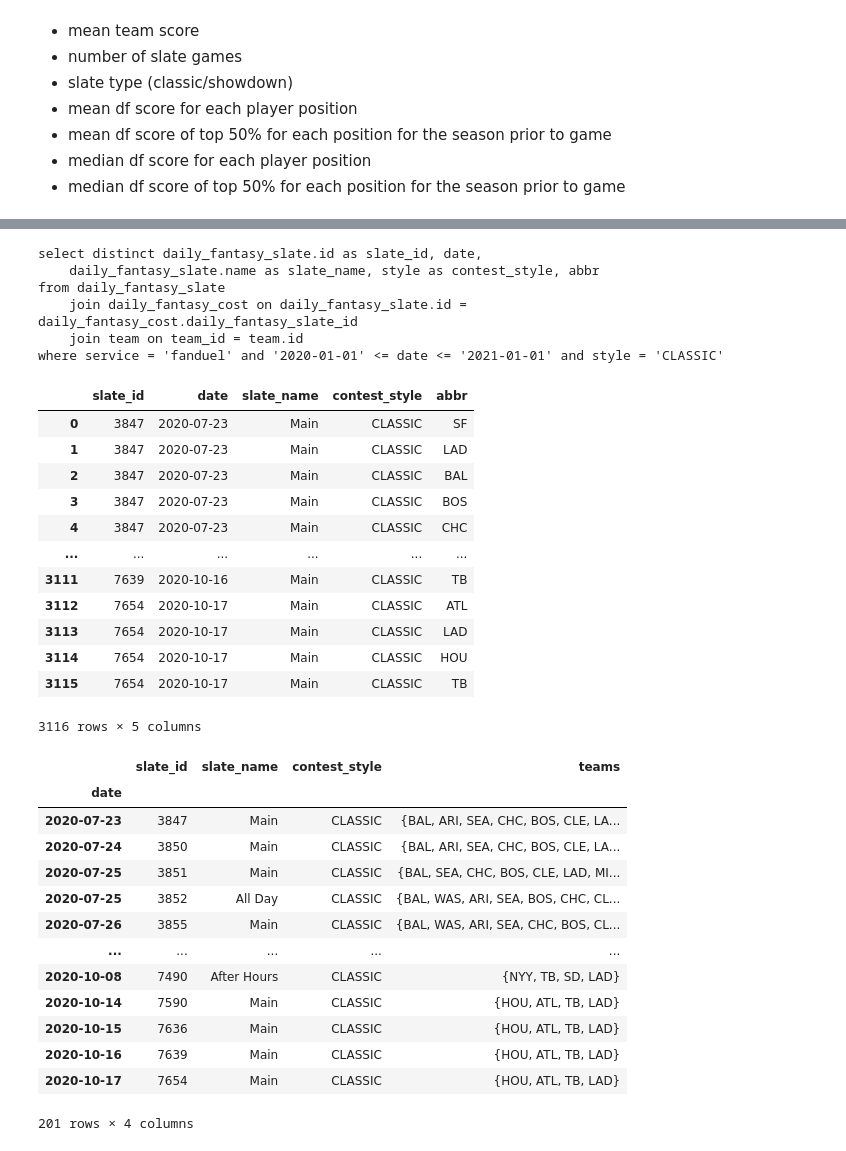
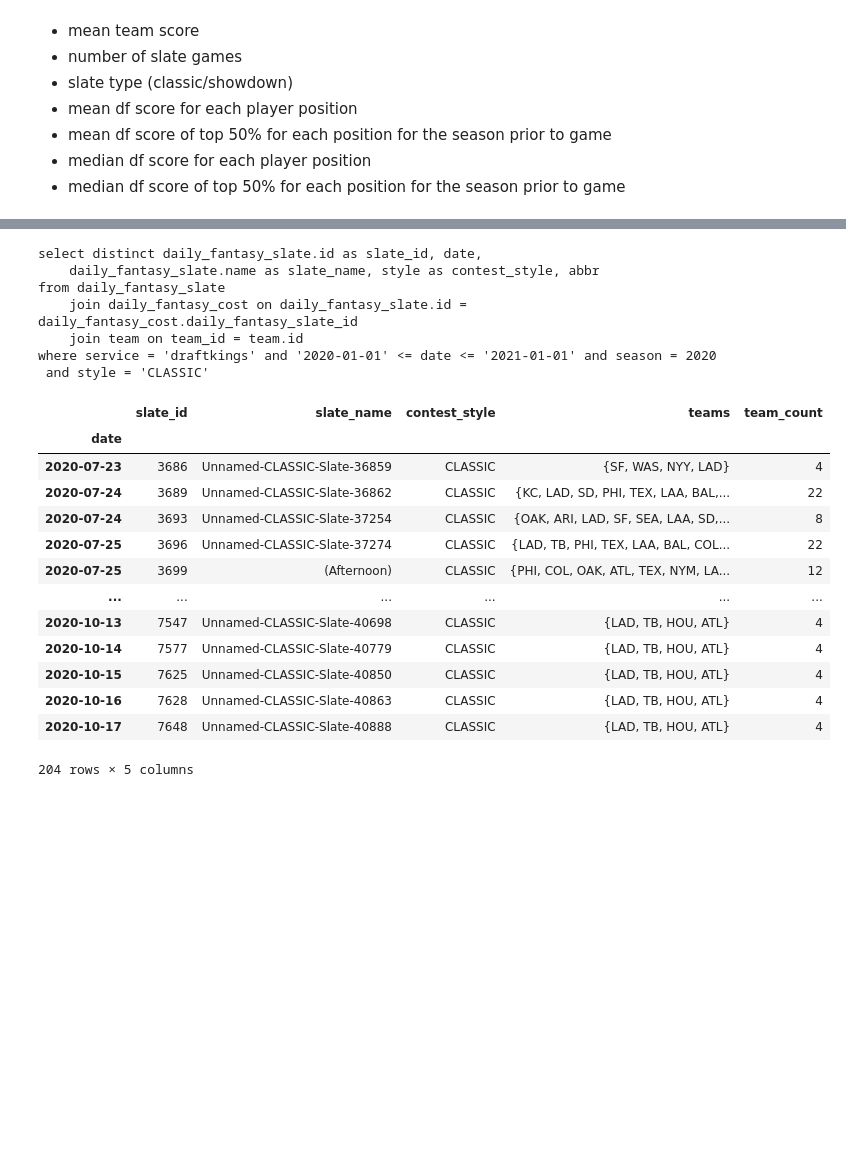
Before and after one commit to ledona/fantasy-experiments, a Jupyter notebook: df-hist/Data Transform.ipynb, the cells around one changed output, grey strips where cells are left out. Saved outputs shown, nothing was run; the diff lists cells and outputs as text; code cells hidden in the pictures; blank space fills up the shorter version.

Commit message:
data transformation testing

```diff
--- a/df-hist/Data Transform.ipynb
+++ b/df-hist/Data Transform.ipynb
@@ -179,69 +258,61 @@ display(teams_contest_df)
 # %%
-# load fantasy data
+# load slate data from db
 import sqlite3
 import pandas as pd
 
-db_filename = "/home/delano/Google Drive/fantasy/mlb/mlb_2020.db"
-
-conn = sqlite3.connect(db_filename)
+conn = sqlite3.connect(DB_FILENAME)
 sql = f"""
 select distinct daily_fantasy_slate.id as slate_id, date,
     daily_fantasy_slate.name as slate_name, style as contest_style, abbr
 from daily_fantasy_slate
     join daily_fantasy_cost on daily_fantasy_slate.id = daily_fantasy_cost.daily_fantasy_slate_id
     join team on team_id = team.id
-where service = '{SERVICE}' and '{MIN_DATE}' <= date <= '{MAX_DATE}' and style = '{STYLE}'
+where service = '{SERVICE}' and '{MIN_DATE}' <= date <= '{MAX_DATE}' and season = {SEASON}
 """
+
+if STYLE is not None:
+    sql += f" and style = '{STYLE.name}'"
+
 print(sql)
 db_df = pd.read_sql_query(sql, conn, parse_dates=['date'])
-with pd.option_context('max_rows', 100):
-    display(db_df)
+# with pd.option_context('max_rows', 100):
+#     display(db_df)
+conn.close()
 
 # get team sets
-slate_df = pd.DataFrame(
+slate_db_df = pd.DataFrame(
     db_df.groupby(
         ['slate_id', 'date', 'slate_name', 'contest_style']
     ).agg(
         {'abbr': set}
     )
 ).reset_index()
-slate_df = slate_df.set_index('date').rename(columns={'abbr': 'teams'})
+slate_db_df = slate_db_df.set_index('date').rename(columns={'abbr': 'teams'})
+slate_db_df['team_count'] = slate_db_df.teams.map(len)
 with pd.option_context('max_rows', 100):
-    display(slate_df)
+    display(slate_db_df)
 # %% [output]
 select distinct daily_fantasy_slate.id as slate_id, date,
     daily_fantasy_slate.name as slate_name, style as contest_style, abbr
 from daily_fantasy_slate
     join daily_fantasy_cost on daily_fantasy_slate.id = daily_fantasy_cost.daily_fantasy_slate_id
     join team on team_id = team.id
-where service = 'fanduel' and '2020-01-01' <= date <= '2021-01-01' and style = 'CLASSIC'
+where service = 'draftkings' and '2020-01-01' <= date <= '2021-01-01' and season = 2020
+ and style = 'CLASSIC'
-|  | slate_id | date | slate_name | contest_style | abbr |
-| 0 | 3847 | 2020-07-23 | Main | CLASSIC | SF |
-| 1 | 3847 | 2020-07-23 | Main | CLASSIC | LAD |
-| 2 | 3847 | 2020-07-23 | Main | CLASSIC | BAL |
-| 3 | 3847 | 2020-07-23 | Main | CLASSIC | BOS |
-| 4 | 3847 | 2020-07-23 | Main | CLASSIC | CHC |
+|  | slate_id | slate_name | contest_style | teams | team_count |
+| date |  |  |  |  |  |
+| 2020-07-23 | 3686 | Unnamed-CLASSIC-Slate-36859 | CLASSIC | {SF, WAS, NYY, LAD} | 4 |
+| 2020-07-24 | 3689 | Unnamed-CLASSIC-Slate-36862 | CLASSIC | {KC, LAD, SD, PHI, TEX, LAA, BAL,... | 22 |
+| 2020-07-24 | 3693 | Unnamed-CLASSIC-Slate-37254 | CLASSIC | {OAK, ARI, LAD, SF, SEA, LAA, SD,... | 8 |
+| 2020-07-25 | 3696 | Unnamed-CLASSIC-Slate-37274 | CLASSIC | {LAD, TB, PHI, TEX, LAA, BAL, COL... | 22 |
+| 2020-07-25 | 3699 | (Afternoon) | CLASSIC | {PHI, COL, OAK, ATL, TEX, NYM, LA... | 12 |
 | ... | ... | ... | ... | ... | ... |
-| 3111 | 7639 | 2020-10-16 | Main | CLASSIC | TB |
-| 3112 | 7654 | 2020-10-17 | Main | CLASSIC | ATL |
-| 3113 | 7654 | 2020-10-17 | Main | CLASSIC | LAD |
-| 3114 | 7654 | 2020-10-17 | Main | CLASSIC | HOU |
-| 3115 | 7654 | 2020-10-17 | Main | CLASSIC | TB |
+| 2020-10-13 | 7547 | Unnamed-CLASSIC-Slate-40698 | CLASSIC | {LAD, TB, HOU, ATL} | 4 |
+| 2020-10-14 | 7577 | Unnamed-CLASSIC-Slate-40779 | CLASSIC | {LAD, TB, HOU, ATL} | 4 |
+| 2020-10-15 | 7625 | Unnamed-CLASSIC-Slate-40850 | CLASSIC | {LAD, TB, HOU, ATL} | 4 |
+| 2020-10-16 | 7628 | Unnamed-CLASSIC-Slate-40863 | CLASSIC | {LAD, TB, HOU, ATL} | 4 |
+| 2020-10-17 | 7648 | Unnamed-CLASSIC-Slate-40888 | CLASSIC | {LAD, TB, HOU, ATL} | 4 |
-3116 rows × 5 columns
+204 rows × 5 columns
-|  | slate_id | slate_name | contest_style | teams |
-| date |  |  |  |  |
-| 2020-07-23 | 3847 | Main | CLASSIC | {BAL, ARI, SEA, CHC, BOS, CLE, LA... |
-| 2020-07-24 | 3850 | Main | CLASSIC | {BAL, ARI, SEA, CHC, BOS, CLE, LA... |
-| 2020-07-25 | 3851 | Main | CLASSIC | {BAL, SEA, CHC, BOS, CLE, LAD, MI... |
-| 2020-07-25 | 3852 | All Day | CLASSIC | {BAL, WAS, ARI, SEA, BOS, CHC, CL... |
-| 2020-07-26 | 3855 | Main | CLASSIC | {BAL, WAS, ARI, SEA, CHC, BOS, CL... |
-| ... | ... | ... | ... | ... |
-| 2020-10-08 | 7490 | After Hours | CLASSIC | {NYY, TB, SD, LAD} |
-| 2020-10-14 | 7590 | Main | CLASSIC | {HOU, ATL, TB, LAD} |
-| 2020-10-15 | 7636 | Main | CLASSIC | {HOU, ATL, TB, LAD} |
-| 2020-10-16 | 7639 | Main | CLASSIC | {HOU, ATL, TB, LAD} |
-| 2020-10-17 | 7654 | Main | CLASSIC | {HOU, ATL, TB, LAD} |
-201 rows × 4 columns
 # %%
 import numpy as np
 from typing import Optional
```
Also changed, not shown: parts of 8 cells of this notebook, 3 other files.
